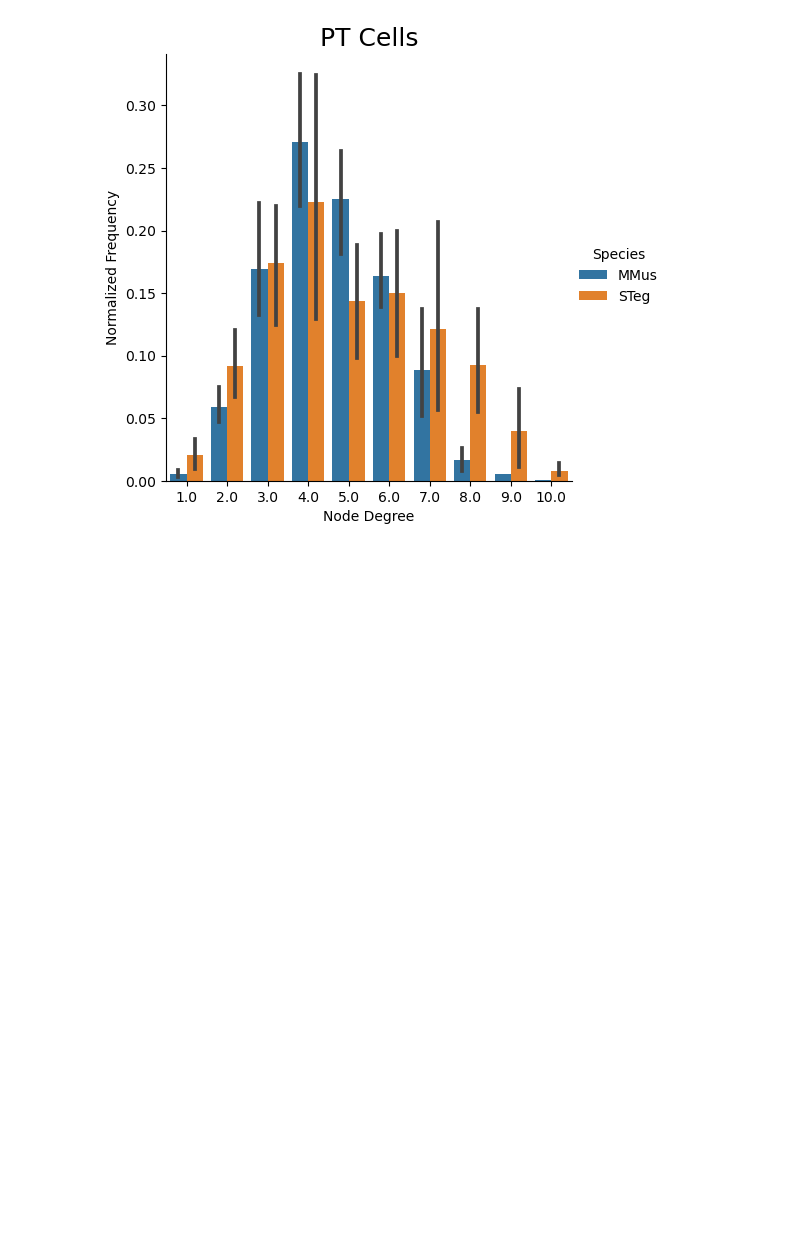
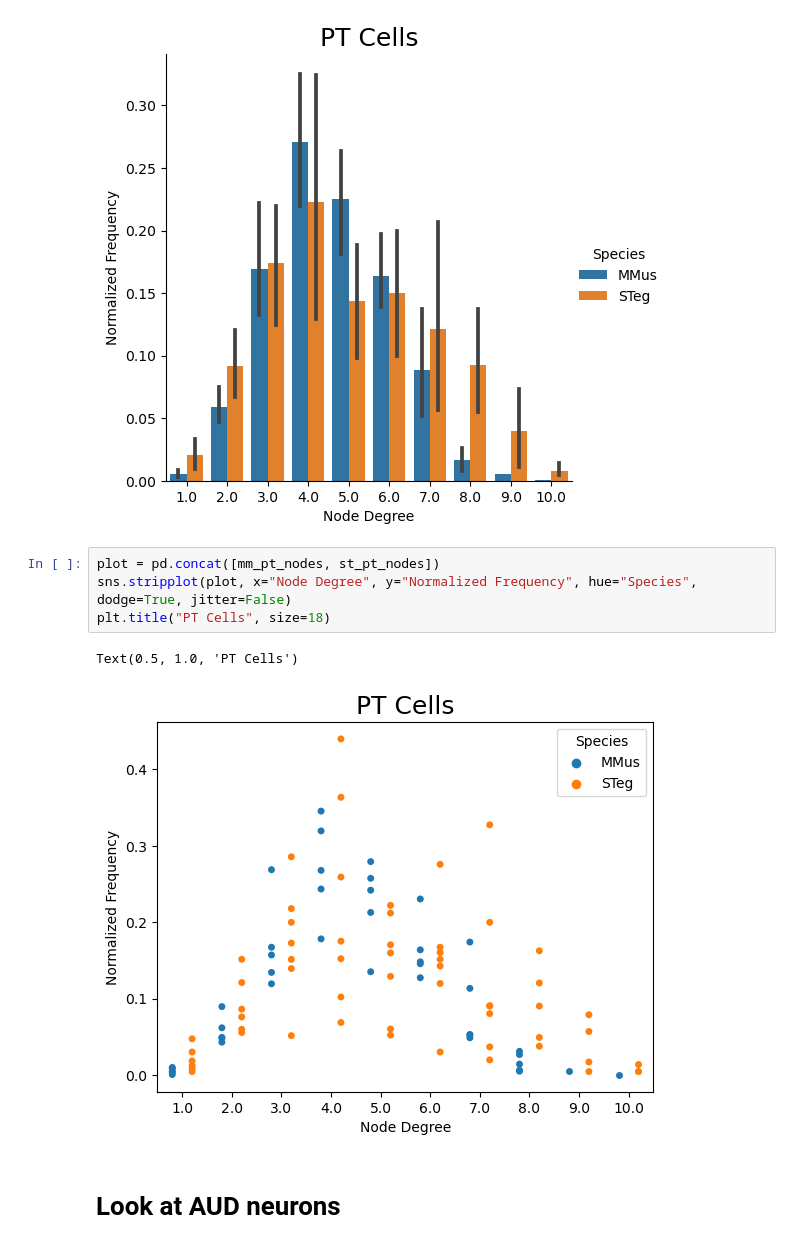
Before and after one commit to eisko/MAPseq_analysis, a Jupyter notebook: M194_M220_SC2.ipynb, the cells around one changed output. Saved outputs shown, nothing was run; the diff lists cells and outputs as text; blank space fills up the shorter version.

```diff
--- a/M194_M220_SC2.ipynb
+++ b/M194_M220_SC2.ipynb
@@ -154,3 +161,12 @@ plt.title("PT Cells", size=18)
 # %% [output]
 Text(0.5, 1.0, 'PT Cells')
 [figure]
+# %%
+plot = pd.concat([mm_pt_nodes, st_pt_nodes])
+sns.stripplot(plot, x="Node Degree", y="Normalized Frequency", hue="Species", dodge=True, jitter=False)
+plt.title("PT Cells", size=18)
+# %% [output]
+Text(0.5, 1.0, 'PT Cells')
+[figure, added]
+# %% [markdown]
+# Look at AUD neurons
```
Also changed, not shown: parts of 4 cells of this notebook.
